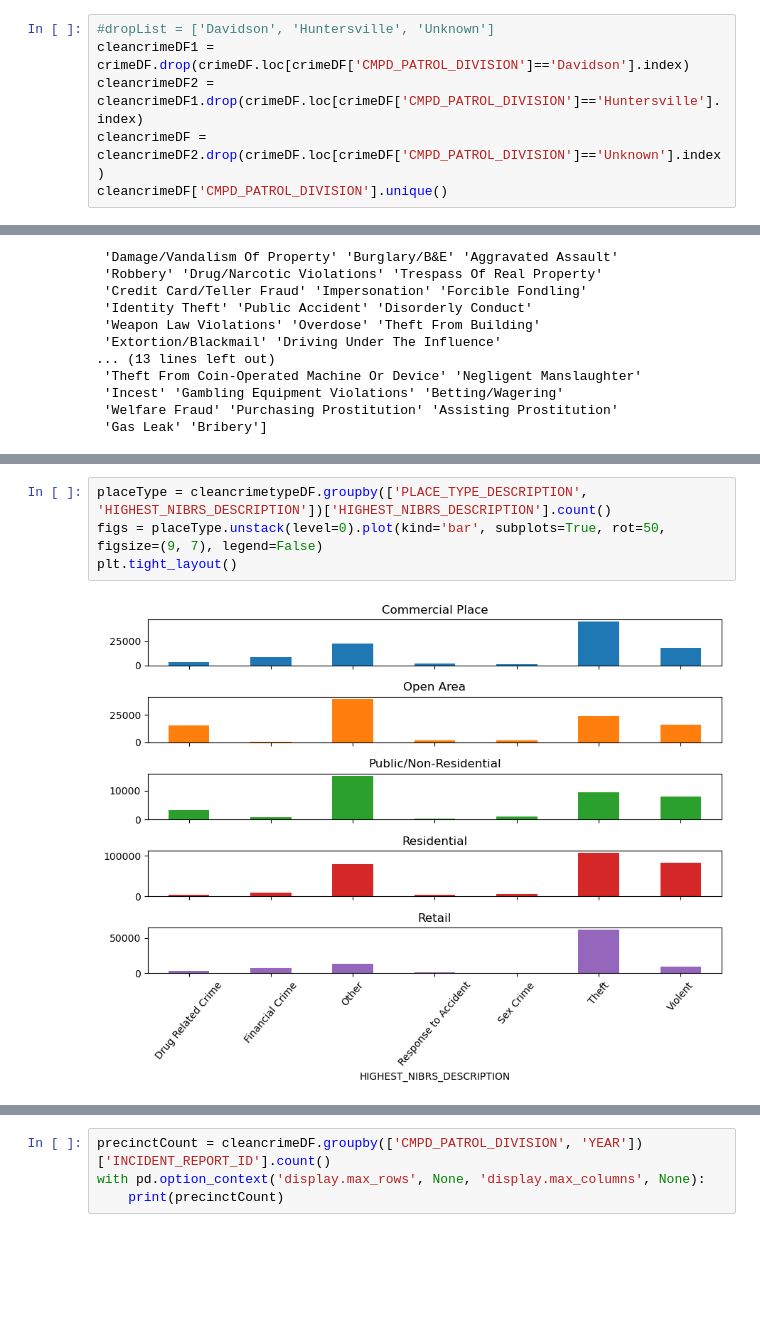
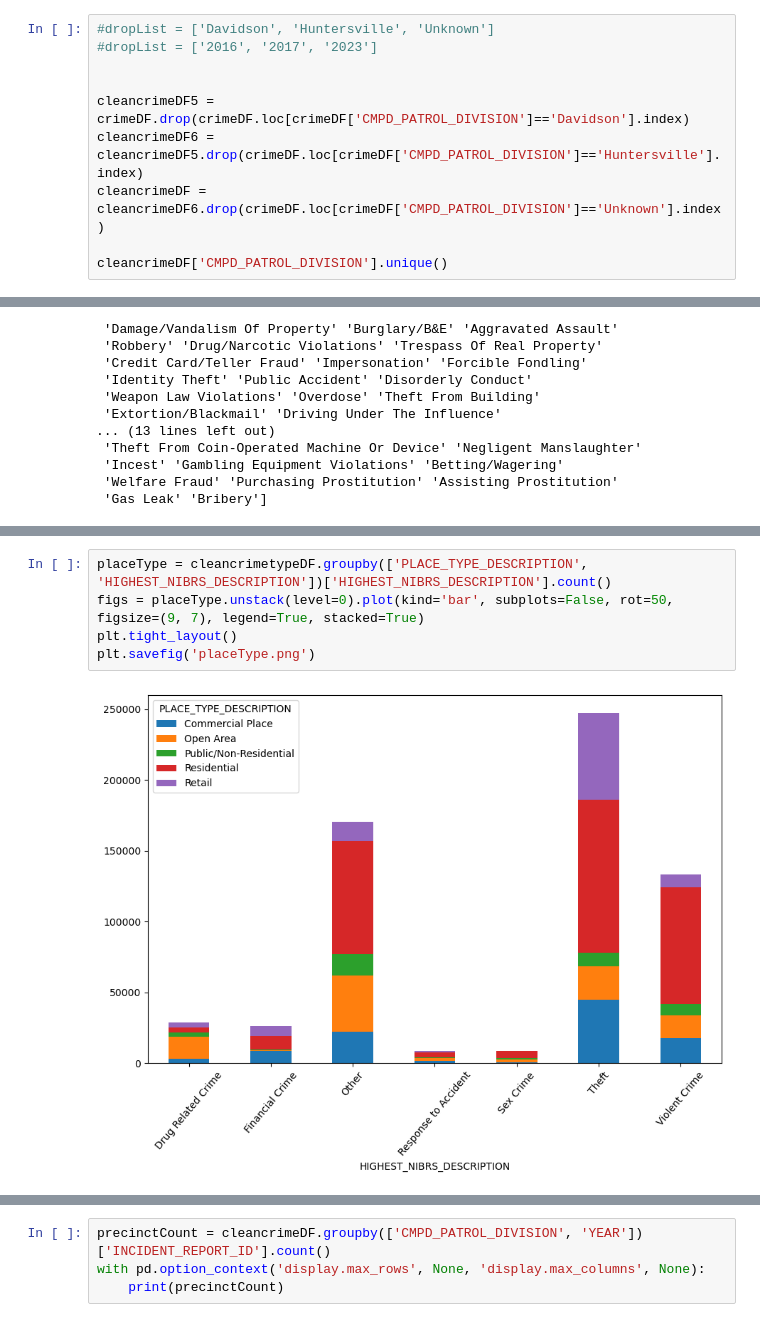
Before and after one commit to jdsouthern/bootcamp-project-1-EDA, a Jupyter notebook: Project 1/CMPD_Crime.ipynb, the cells around one changed output, grey strips where cells are left out. Saved outputs shown, nothing was run; the diff lists cells and outputs as text; blank space fills up the shorter version.

Commit message:
graphs

```diff
--- a/Project 1/CMPD_Crime.ipynb
+++ b/Project 1/CMPD_Crime.ipynb
@@ -18,9 +18,13 @@ crimeDF.head()
 5 rows × 22 columns
 # %%
 #dropList = ['Davidson', 'Huntersville', 'Unknown']
-cleancrimeDF1 = crimeDF.drop(crimeDF.loc[crimeDF['CMPD_PATROL_DIVISION']=='Davidson'].index)
-cleancrimeDF2 = cleancrimeDF1.drop(crimeDF.loc[crimeDF['CMPD_PATROL_DIVISION']=='Huntersville'].index)
-cleancrimeDF = cleancrimeDF2.drop(crimeDF.loc[crimeDF['CMPD_PATROL_DIVISION']=='Unknown'].index)
+#dropList = ['2016', '2017', '2023']
+
+
+cleancrimeDF5 = crimeDF.drop(crimeDF.loc[crimeDF['CMPD_PATROL_DIVISION']=='Davidson'].index)
+cleancrimeDF6 = cleancrimeDF5.drop(crimeDF.loc[crimeDF['CMPD_PATROL_DIVISION']=='Huntersville'].index)
+cleancrimeDF = cleancrimeDF6.drop(crimeDF.loc[crimeDF['CMPD_PATROL_DIVISION']=='Unknown'].index)
+
 cleancrimeDF['CMPD_PATROL_DIVISION'].unique()
 # %% [output]
 array(['North', 'Independence', 'Metro', 'Providence', 'South',
@@ -151,7 +155,8 @@ Indoors                    Commercial Place        Drug Related Crime
 Name: HIGHEST_NIBRS_DESCRIPTION, dtype: int64
 # %%
 placeType = cleancrimetypeDF.groupby(['PLACE_TYPE_DESCRIPTION', 'HIGHEST_NIBRS_DESCRIPTION'])['HIGHEST_NIBRS_DESCRIPTION'].count()
-figs = placeType.unstack(level=0).plot(kind='bar', subplots=True, rot=50, figsize=(9, 7), legend=False)
+figs = placeType.unstack(level=0).plot(kind='bar', subplots=False, rot=50, figsize=(9, 7), legend=True, stacked=True)
 plt.tight_layout()
+plt.savefig('placeType.png')
 # %% [output]
-[figure, old version]
+[figure, new version]
```
Also changed, not shown: parts of 4 cells of this notebook, 2 other files.
